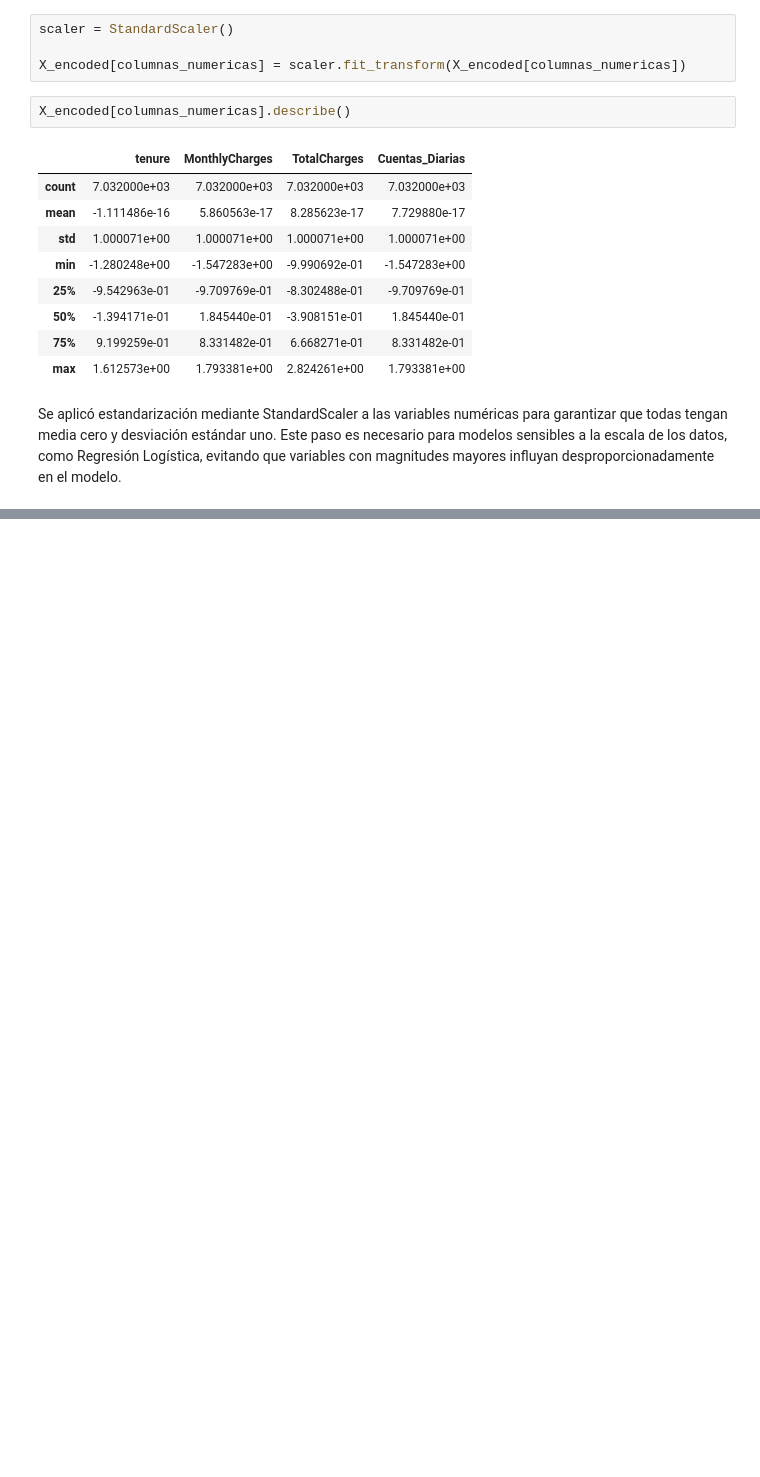
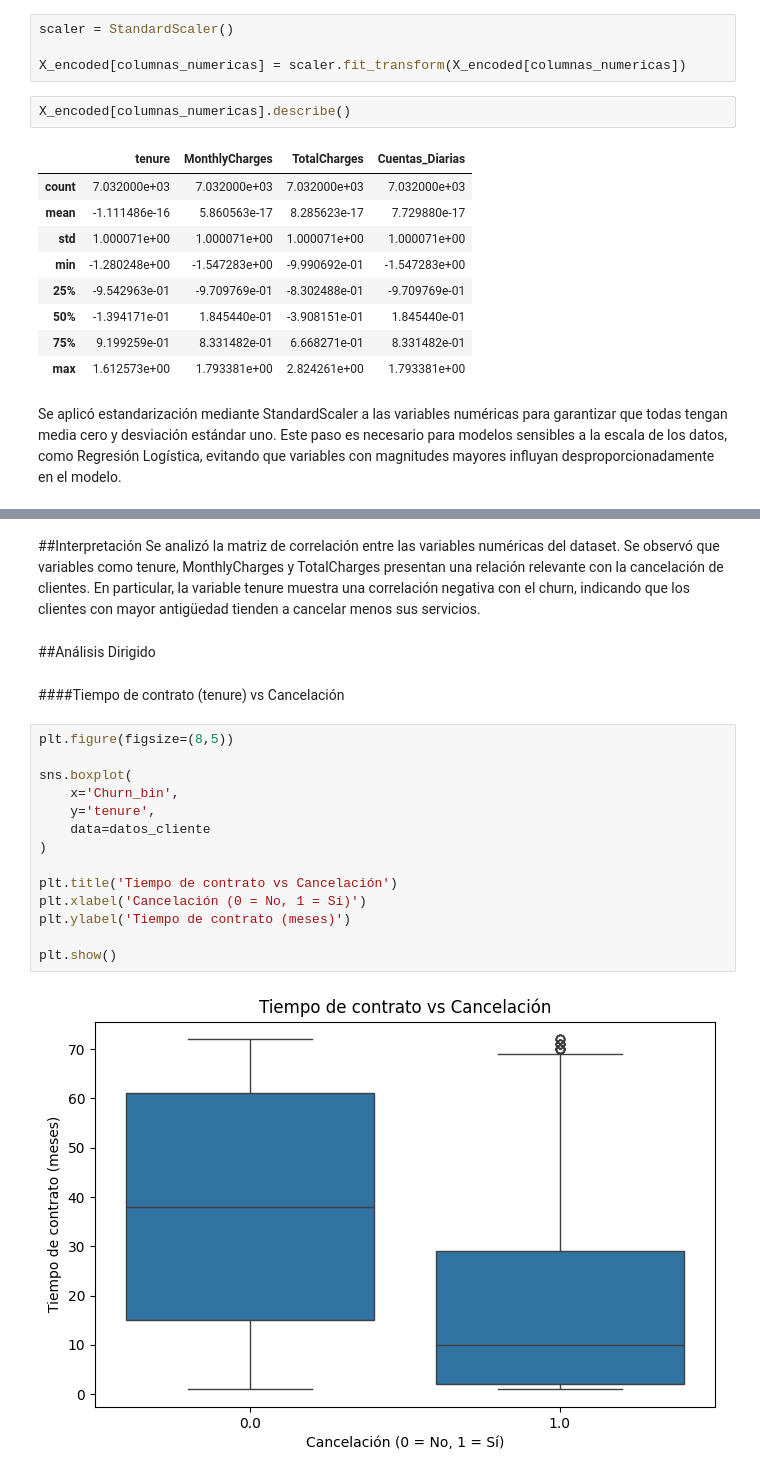
Before and after one commit to Pameta1/TelecomX_2, a Jupyter notebook: TelecomX_2.ipynb, the cells around one changed output, grey strips where cells are left out. Cells and saved outputs as stored; diff of their text form; blank space fills up the shorter version.

```diff
--- a/TelecomX_2.ipynb
+++ b/TelecomX_2.ipynb
@@ -264,0 +354,23 @@ variables_numericas.head()
+# %% [markdown]
+##Interpretación
+Se analizó la matriz de correlación entre las variables numéricas del dataset. Se observó que variables como tenure, MonthlyCharges y TotalCharges presentan una relación relevante con la cancelación de clientes. En particular, la variable tenure muestra una correlación negativa con el churn, indicando que los clientes con mayor antigüedad tienden a cancelar menos sus servicios.
+# %% [markdown]
+##Análisis Dirigido
+# %% [markdown]
+####Tiempo de contrato (tenure) vs Cancelación
+# %%
+plt.figure(figsize=(8,5))
+
+sns.boxplot(
+    x='Churn_bin',
+    y='tenure',
+    data=datos_cliente
+)
+
+plt.title('Tiempo de contrato vs Cancelación')
+plt.xlabel('Cancelación (0 = No, 1 = Sí)')
+plt.ylabel('Tiempo de contrato (meses)')
+
+plt.show()
+# %% [output]
+[figure, added]
```
Also changed, not shown: parts of 68 cells of this notebook.
